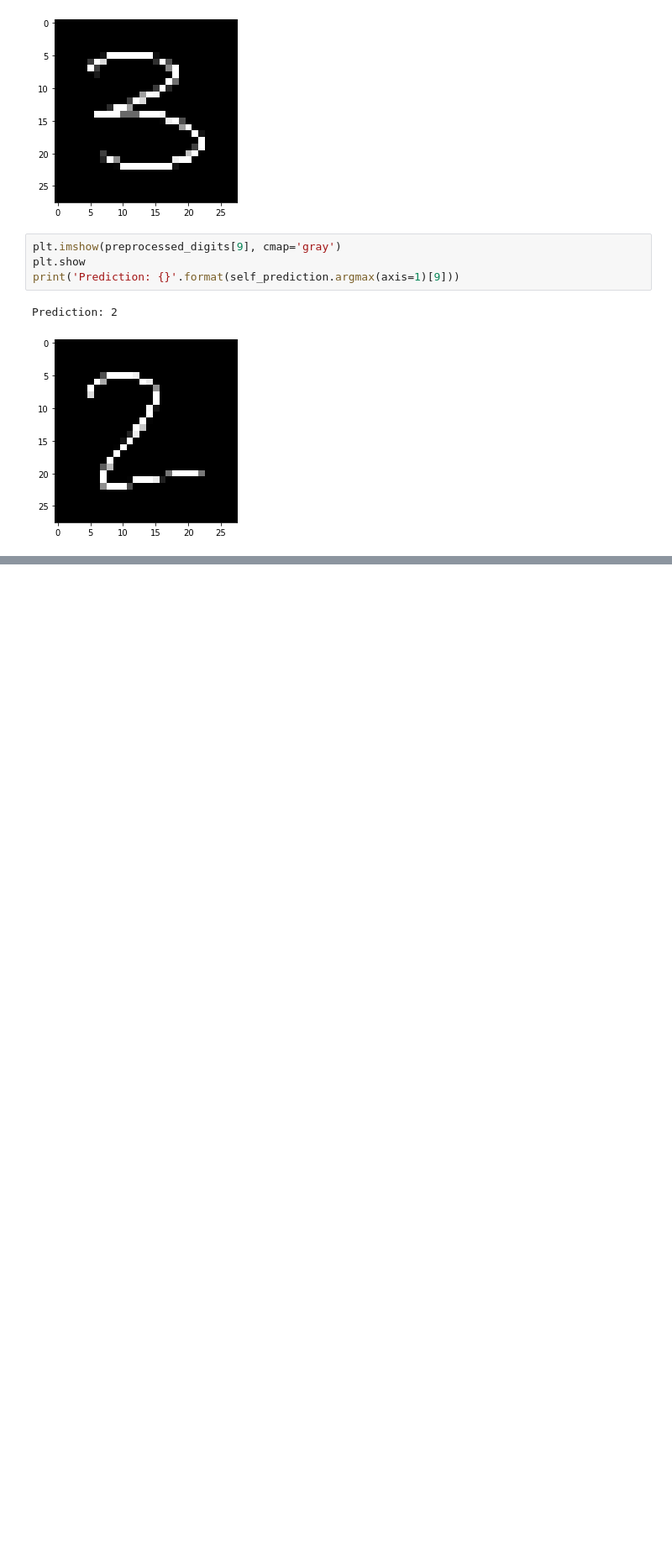
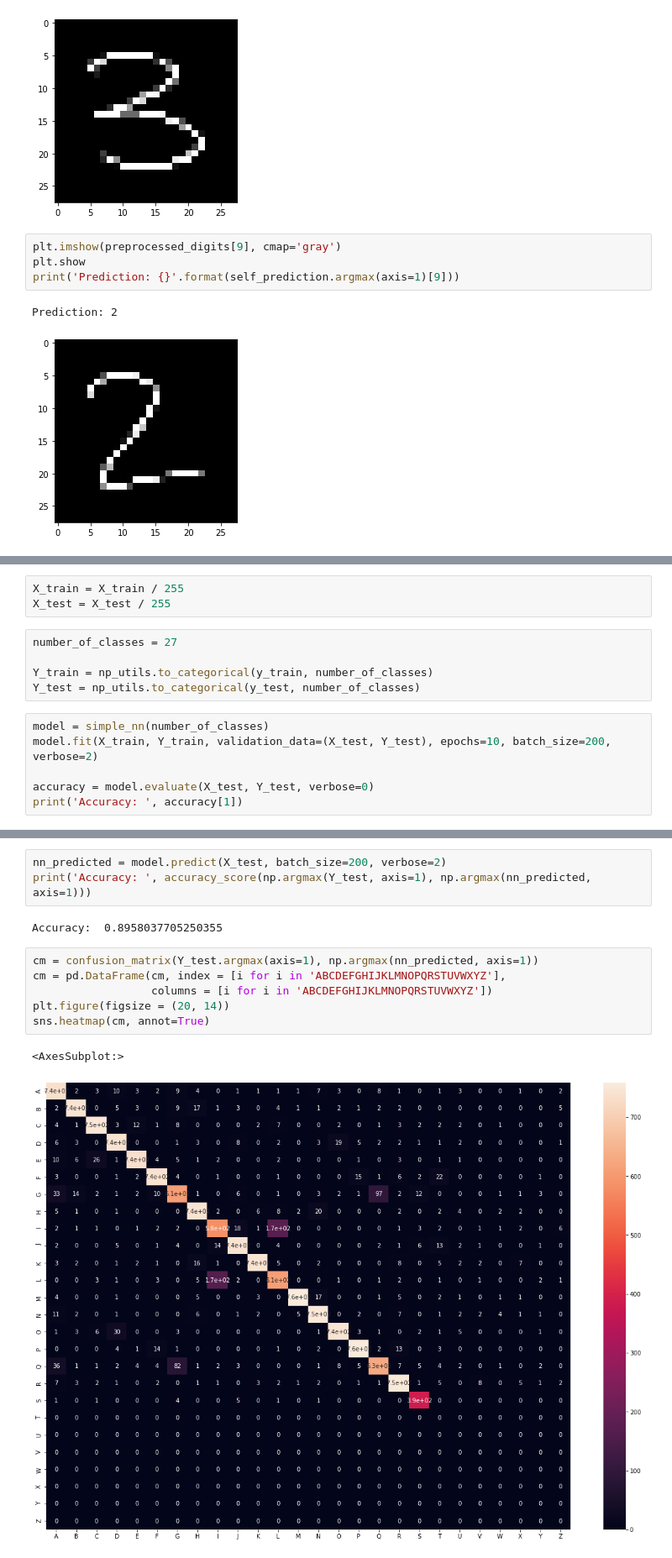
Before and after one commit to MerrillPE/DigitRecognitionProject, a Jupyter notebook: Digit_Recognition_Start.ipynb, the cells around one changed output, grey strips where cells are left out. Shown at 84% size. Drawn from its saved outputs; the diff is of its cells as text; blank space fills up the shorter version.

```diff
--- a/Digit_Recognition_Start.ipynb
+++ b/Digit_Recognition_Start.ipynb
@@ -1054,0 +1083,14 @@ Prediction: 2
+# %%
+X_train = X_train / 255
+X_test = X_test / 255
+# %%
+number_of_classes = 27
+
+Y_train = np_utils.to_categorical(y_train, number_of_classes)
+Y_test = np_utils.to_categorical(y_test, number_of_classes)
+# %%
+model = simple_nn(number_of_classes)
+model.fit(X_train, Y_train, validation_data=(X_test, Y_test), epochs=10, batch_size=200, verbose=2)
+
+accuracy = model.evaluate(X_test, Y_test, verbose=0)
+print('Accuracy: ', accuracy[1])
@@ -1054,0 +1115,14 @@ Prediction: 2
+# %%
+nn_predicted = model.predict(X_test, batch_size=200, verbose=2)
+print('Accuracy: ', accuracy_score(np.argmax(Y_test, axis=1), np.argmax(nn_predicted, axis=1)))
+# %% [output]
+Accuracy:  0.8958037705250355
+# %%
+cm = confusion_matrix(Y_test.argmax(axis=1), np.argmax(nn_predicted, axis=1))
+cm = pd.DataFrame(cm, index = [i for i in 'ABCDEFGHIJKLMNOPQRSTUVWXYZ'],
+                  columns = [i for i in 'ABCDEFGHIJKLMNOPQRSTUVWXYZ'])
+plt.figure(figsize = (20, 14))
+sns.heatmap(cm, annot=True)
+# %% [output]
+<AxesSubplot:>
+[figure, added]
```
Also changed, not shown: parts of 38 cells of this notebook, 1 other file.
